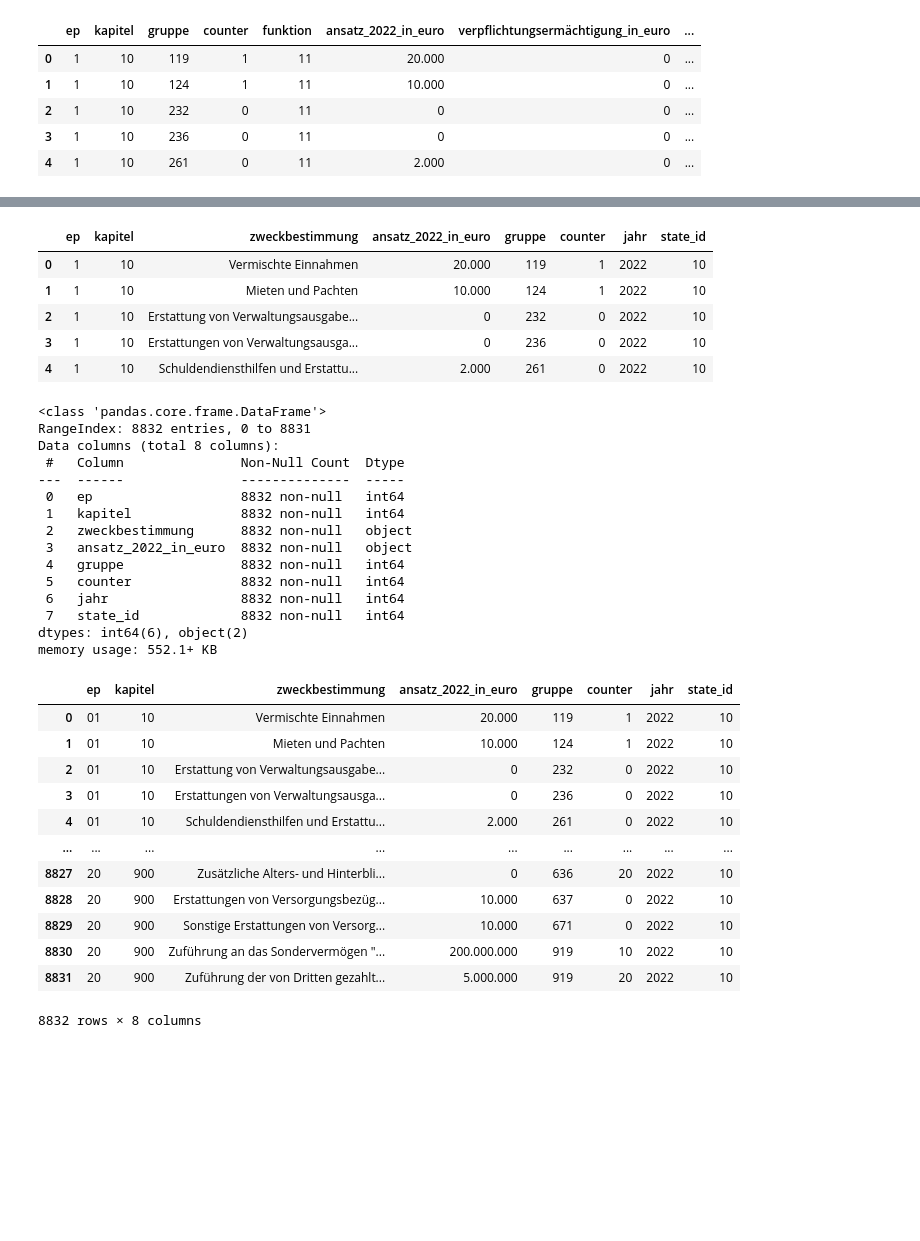
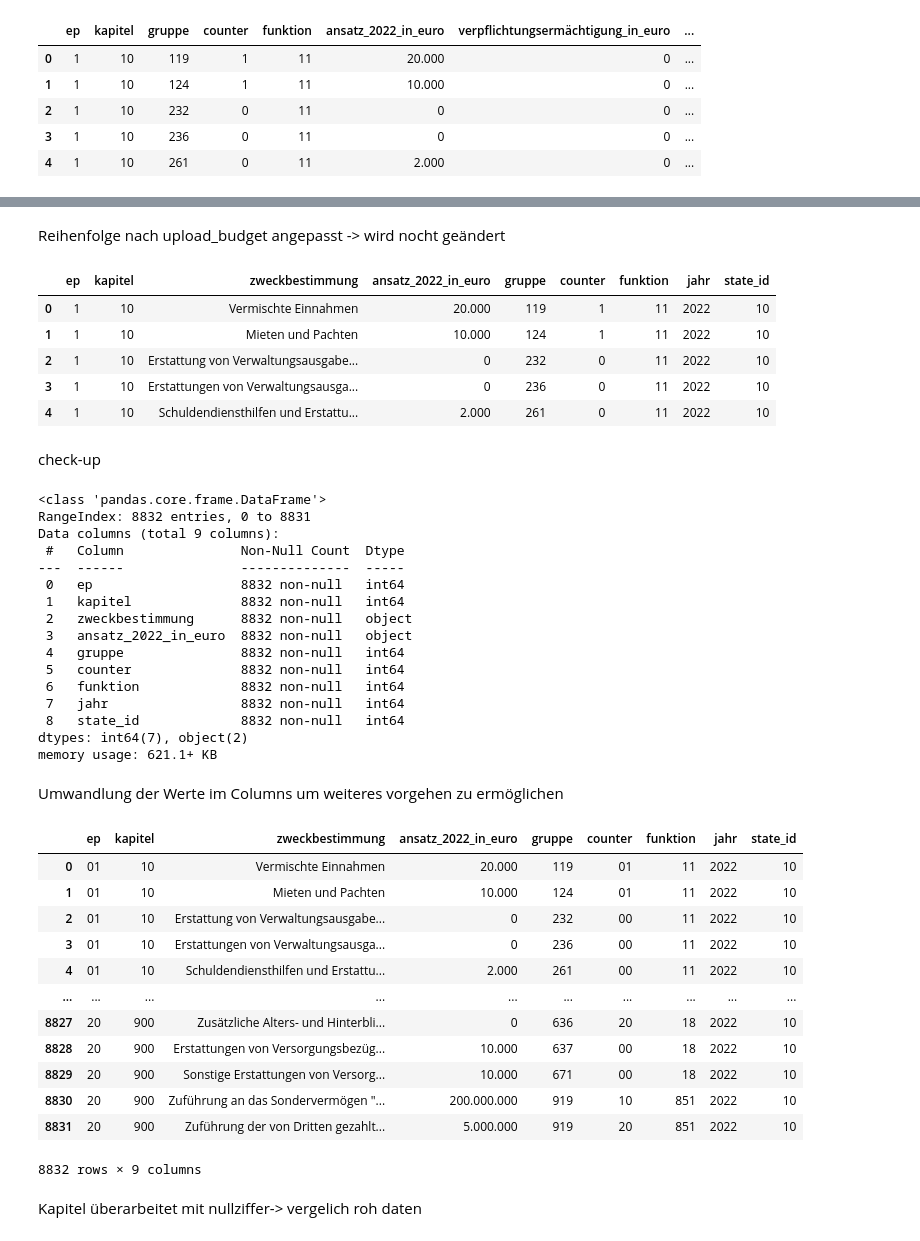
Before and after one commit to Toffeltonius/Haushaltsged-ns, a Jupyter notebook: upload_budget_nrw.ipynb, the cells around one changed output, grey strips where cells are left out. Saved outputs shown, nothing was run; the diff lists cells and outputs as text; code cells hidden in the pictures; blank space fills up the shorter version.

```diff
--- a/upload_budget_nrw.ipynb
+++ b/upload_budget_nrw.ipynb
@@ -60,4 +72,3 @@ nrw_2022.head()
 # %%
 nrw_2022.drop('verpflichtungsermächtigung_in_euro', inplace=True, axis=1)
 nrw_2022.head()
-nrw_2022.drop('funktion', inplace=True, axis=1)
@@ -122,19 +148,23 @@ nrw_2022
+# %% [markdown]
+Reihenfolge nach upload_budget angepasst -> wird nocht geändert
 # %%
-nrw_2022 = nrw_2022[['ep', 'kapitel', 'zweckbestimmung', 'ansatz_2022_in_euro', 'gruppe', 'counter', 'jahr', 'state_id']]
+nrw_2022 = nrw_2022[['ep', 'kapitel', 'zweckbestimmung', 'ansatz_2022_in_euro', 'gruppe', 'counter', 'funktion', 'jahr', 'state_id']]
 nrw_2022.head()
 # %% [output]
-|  | ep | kapitel | zweckbestimmung | ansatz_2022_in_euro | gruppe | counter | jahr | state_id |
-| 0 | 1 | 10 | Vermischte Einnahmen | 20.000 | 119 | 1 | 2022 | 10 |
-| 1 | 1 | 10 | Mieten und Pachten | 10.000 | 124 | 1 | 2022 | 10 |
-| 2 | 1 | 10 | Erstattung von Verwaltungsausgabe... | 0 | 232 | 0 | 2022 | 10 |
-| 3 | 1 | 10 | Erstattungen von Verwaltungsausga... | 0 | 236 | 0 | 2022 | 10 |
-| 4 | 1 | 10 | Schuldendiensthilfen und Erstattu... | 2.000 | 261 | 0 | 2022 | 10 |
+|  | ep | kapitel | zweckbestimmung | ansatz_2022_in_euro | gruppe | counter | funktion | jahr | state_id |
+| 0 | 1 | 10 | Vermischte Einnahmen | 20.000 | 119 | 1 | 11 | 2022 | 10 |
+| 1 | 1 | 10 | Mieten und Pachten | 10.000 | 124 | 1 | 11 | 2022 | 10 |
+| 2 | 1 | 10 | Erstattung von Verwaltungsausgabe... | 0 | 232 | 0 | 11 | 2022 | 10 |
+| 3 | 1 | 10 | Erstattungen von Verwaltungsausga... | 0 | 236 | 0 | 11 | 2022 | 10 |
+| 4 | 1 | 10 | Schuldendiensthilfen und Erstattu... | 2.000 | 261 | 0 | 11 | 2022 | 10 |
+# %% [markdown]
+check-up
 # %%
 nrw_2022.info()
 # %% [output]
 <class 'pandas.core.frame.DataFrame'>
 RangeIndex: 8832 entries, 0 to 8831
-Data columns (total 8 columns):
+Data columns (total 9 columns):
  #   Column               Non-Null Count  Dtype
 ---  ------               --------------  -----
  0   ep                   8832 non-null   int64
@@ -143,30 +173,36 @@ Data columns (total 8 columns):
  3   ansatz_2022_in_euro  8832 non-null   object
  4   gruppe               8832 non-null   int64
  5   counter              8832 non-null   int64
- 6   jahr                 8832 non-null   int64
- 7   state_id             8832 non-null   int64
-dtypes: int64(6), object(2)
-memory usage: 552.1+ KB
+ 6   funktion             8832 non-null   int64
+ 7   jahr                 8832 non-null   int64
+ 8   state_id             8832 non-null   int64
+dtypes: int64(7), object(2)
+memory usage: 621.1+ KB
+# %% [markdown]
+Umwandlung der Werte im Columns um weiteres vorgehen zu ermöglichen
 # %%
 nrw_2022['ep'] = nrw_2022['ep'].astype(str)
 nrw_2022['kapitel'] = nrw_2022['kapitel'].astype(str)
 #sh_2022['titel'] = sh_2022['titel'].astype(str)
 #sh_2022['titel'] = sh_2022['titel'].apply(lambda x:x.zfill(5))
 nrw_2022['ep'] = nrw_2022['ep'].apply(lambda x:x.zfill(2))
-
+nrw_2022['counter'] = nrw_2022['counter'].astype(str)
+nrw_2022['counter'] = nrw_2022['counter'].apply(lambda x:x.zfill(2))
 nrw_2022['kapitel'] = nrw_2022['kapitel']#.str#[-2:]
 nrw_2022
 # %% [output]
-|  | ep | kapitel | zweckbestimmung | ansatz_2022_in_euro | gruppe | counter | jahr | state_id |
-| 0 | 01 | 10 | Vermischte Einnahmen | 20.000 | 119 | 1 | 2022 | 10 |
-| 1 | 01 | 10 | Mieten und Pachten | 10.000 | 124 | 1 | 2022 | 10 |
-| 2 | 01 | 10 | Erstattung von Verwaltungsausgabe... | 0 | 232 | 0 | 2022 | 10 |
-| 3 | 01 | 10 | Erstattungen von Verwaltungsausga... | 0 | 236 | 0 | 2022 | 10 |
-| 4 | 01 | 10 | Schuldendiensthilfen und Erstattu... | 2.000 | 261 | 0 | 2022 | 10 |
-| ... | ... | ... | ... | ... | ... | ... | ... | ... |
-| 8827 | 20 | 900 | Zusätzliche Alters- und Hinterbli... | 0 | 636 | 20 | 2022 | 10 |
-| 8828 | 20 | 900 | Erstattungen von Versorgungsbezüg... | 10.000 | 637 | 0 | 2022 | 10 |
-| 8829 | 20 | 900 | Sonstige Erstattungen von Versorg... | 10.000 | 671 | 0 | 2022 | 10 |
-| 8830 | 20 | 900 | Zuführung an das Sondervermögen "... | 200.000.000 | 919 | 10 | 2022 | 10 |
-| 8831 | 20 | 900 | Zuführung der von Dritten gezahlt... | 5.000.000 | 919 | 20 | 2022 | 10 |
+|  | ep | kapitel | zweckbestimmung | ansatz_2022_in_euro | gruppe | counter | funktion | jahr | state_id |
+| 0 | 01 | 10 | Vermischte Einnahmen | 20.000 | 119 | 01 | 11 | 2022 | 10 |
+| 1 | 01 | 10 | Mieten und Pachten | 10.000 | 124 | 01 | 11 | 2022 | 10 |
+| 2 | 01 | 10 | Erstattung von Verwaltungsausgabe... | 0 | 232 | 00 | 11 | 2022 | 10 |
+| 3 | 01 | 10 | Erstattungen von Verwaltungsausga... | 0 | 236 | 00 | 11 | 2022 | 10 |
+| 4 | 01 | 10 | Schuldendiensthilfen und Erstattu... | 2.000 | 261 | 00 | 11 | 2022 | 10 |
+| ... | ... | ... | ... | ... | ... | ... | ... | ... | ... |
+| 8827 | 20 | 900 | Zusätzliche Alters- und Hinterbli... | 0 | 636 | 20 | 18 | 2022 | 10 |
+| 8828 | 20 | 900 | Erstattungen von Versorgungsbezüg... | 10.000 | 637 | 00 | 18 | 2022 | 10 |
+| 8829 | 20 | 900 | Sonstige Erstattungen von Versorg... | 10.000 | 671 | 00 | 18 | 2022 | 10 |
+| 8830 | 20 | 900 | Zuführung an das Sondervermögen "... | 200.000.000 | 919 | 10 | 851 | 2022 | 10 |
+| 8831 | 20 | 900 | Zuführung der von Dritten gezahlt... | 5.000.000 | 919 | 20 | 851 | 2022 | 10 |
-8832 rows × 8 columns
+8832 rows × 9 columns
+# %% [markdown]
+Kapitel überarbeitet mit nullziffer-> vergelich roh daten
```
Also changed, not shown: parts of 29 cells of this notebook.
